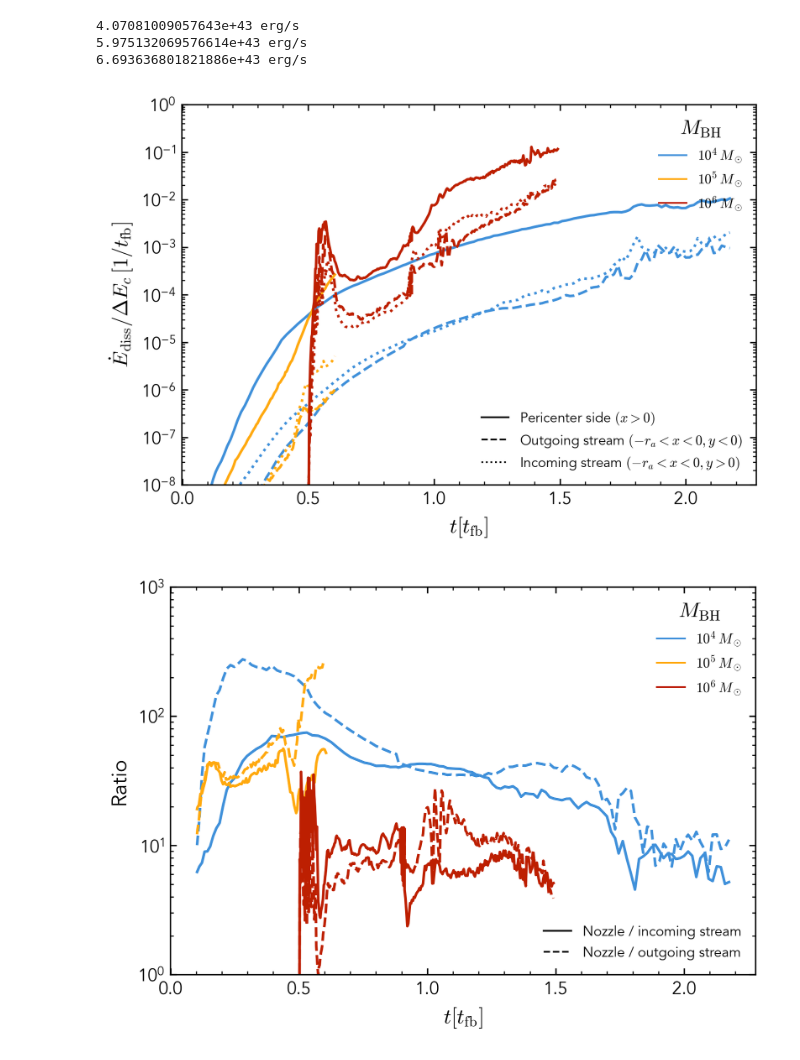
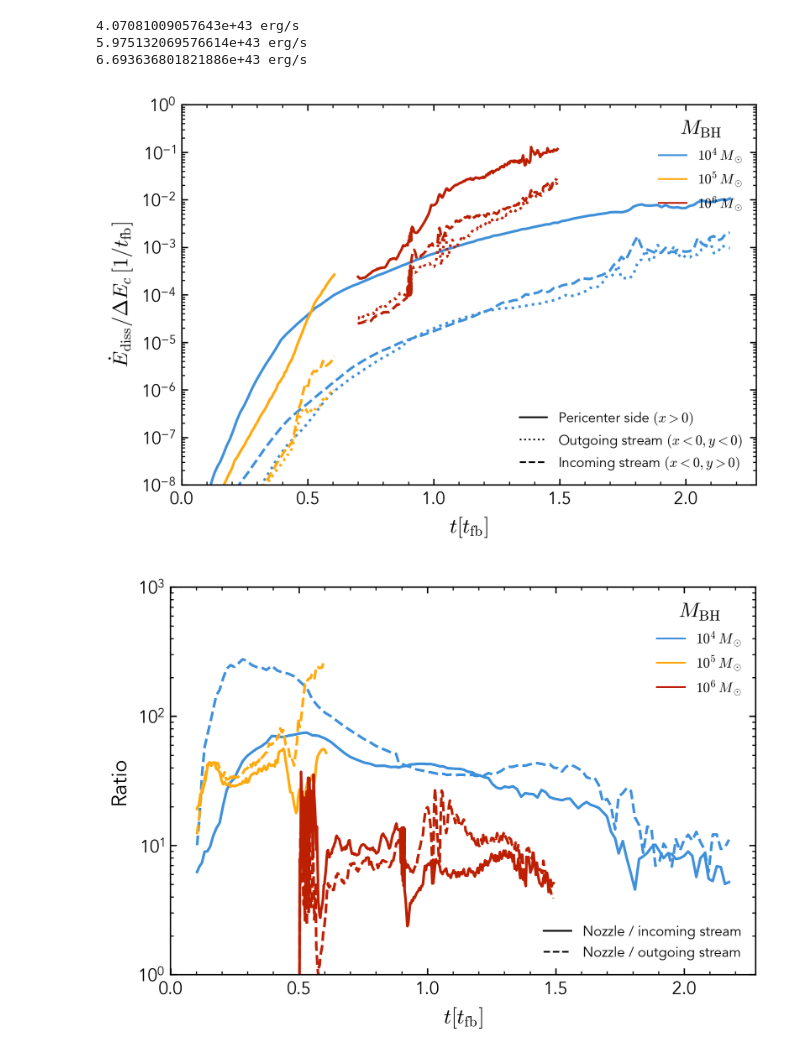
Before and after one commit to rich-tde/tde-shock-dissipation, a Jupyter notebook: works/shock-tde/0.6-plot-Ediss-t.ipynb, the cells around one changed output. Cells and saved outputs as stored; diff of their text form; code cells hidden in the pictures.

```diff
--- a/works/shock-tde/0.6-plot-Ediss-t.ipynb
+++ b/works/shock-tde/0.6-plot-Ediss-t.ipynb
@@ -53,45 +53,47 @@ from matplotlib.lines import Line2D
 reg = richio.units.registry
 regions = [
     "Pericenter side $(x>0)$",
-    "Outgoing stream $(-r_a<x<0, y<0)$",
-    "Incoming stream $(-r_a<x<0, y>0)$",
+    "Outgoing stream $(x<0, y<0)$",
+    "Incoming stream $(x<0, y>0)$",
     # "The rest $(x<-r_a)$",
 ]
 
-region_styles = ["-", "--", ":", "-."]
+region_styles = ["-", ":", "--", "-."]
 mode_colors = {"1e4": "C0", "1e5": "C1", "1e6": "C2"}
 mode_labels = {"1e4": r"$10^4\,M_\odot$", "1e5": r"$10^5\,M_\odot$", "1e6": r"$10^6\,M_\odot$"}
 
 plt.figure(figsize=(6, 4), dpi=300)
 for mode, cfg in configs.items():
     raw = np.loadtxt(cfg["DATAFILE"], delimiter="\t").T
     raw = raw[:, np.argsort(raw[1])]
     raw = raw[:, raw[2] >= 0.1]
+    if mode == "1e6":
+        raw = raw[:, raw[2] >= 0.7]
     t_in_tmins = raw[2]
     Ediss = u.unyt_array(
         raw[3:6], "code_length**2*code_mass/code_time**3", registry=reg
     )
     Ediss_Deltas = Ediss / cfg["Delta"] * cfg["tmin"]
 
     for row, style in zip(Ediss_Deltas, region_styles):
         plt.plot(t_in_tmins, row, color=mode_colors[mode], linestyle=style, linewidth=1.5)
 
 plt.xlabel(r"$t[t_\mathrm{fb}]$")
 plt.ylabel(r"$\dot{E}_\mathrm{diss}/\Delta E_c\,[1/t_\mathrm{fb}]$")
 plt.yscale("log")
 plt.ylim(1e-8, 1)
 
 region_handles = [Line2D([], [], color="k", linestyle=s, label=r) for s, r in zip(region_styles, regions)]
 mode_handles = [Line2D([], [], color=mode_colors[m], label=mode_labels[m]) for m in configs]
 region_legend = plt.legend(handles=region_handles, loc="lower right", fontsize=8)
 plt.gca().add_artist(region_legend)
 plt.legend(handles=mode_handles, title=r"$M_\mathrm{BH}$", loc="upper right", fontsize=8)
 
 # plt.gca().tick_params(which="both", top=False)
 # plt.grid()
 plt.show()
 # %% [output]
-[figure, old version]
+[figure, new version]
 # %%
 ratio_styles = ["-", "--"]
 ratio_labels = ["Nozzle / incoming stream", "Nozzle / outgoing stream"]
```
Also changed, not shown: parts of 1 cell of this notebook, 1 other file.
